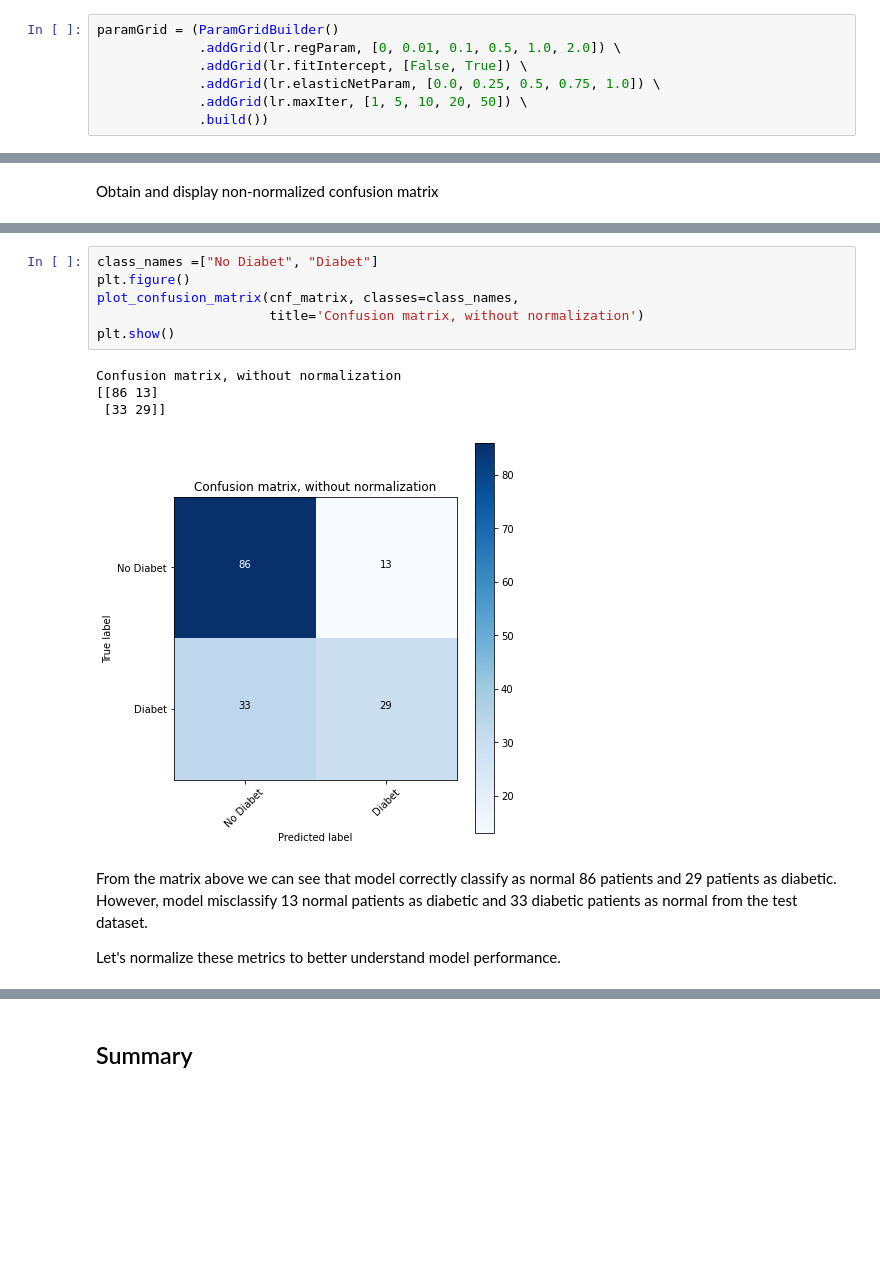
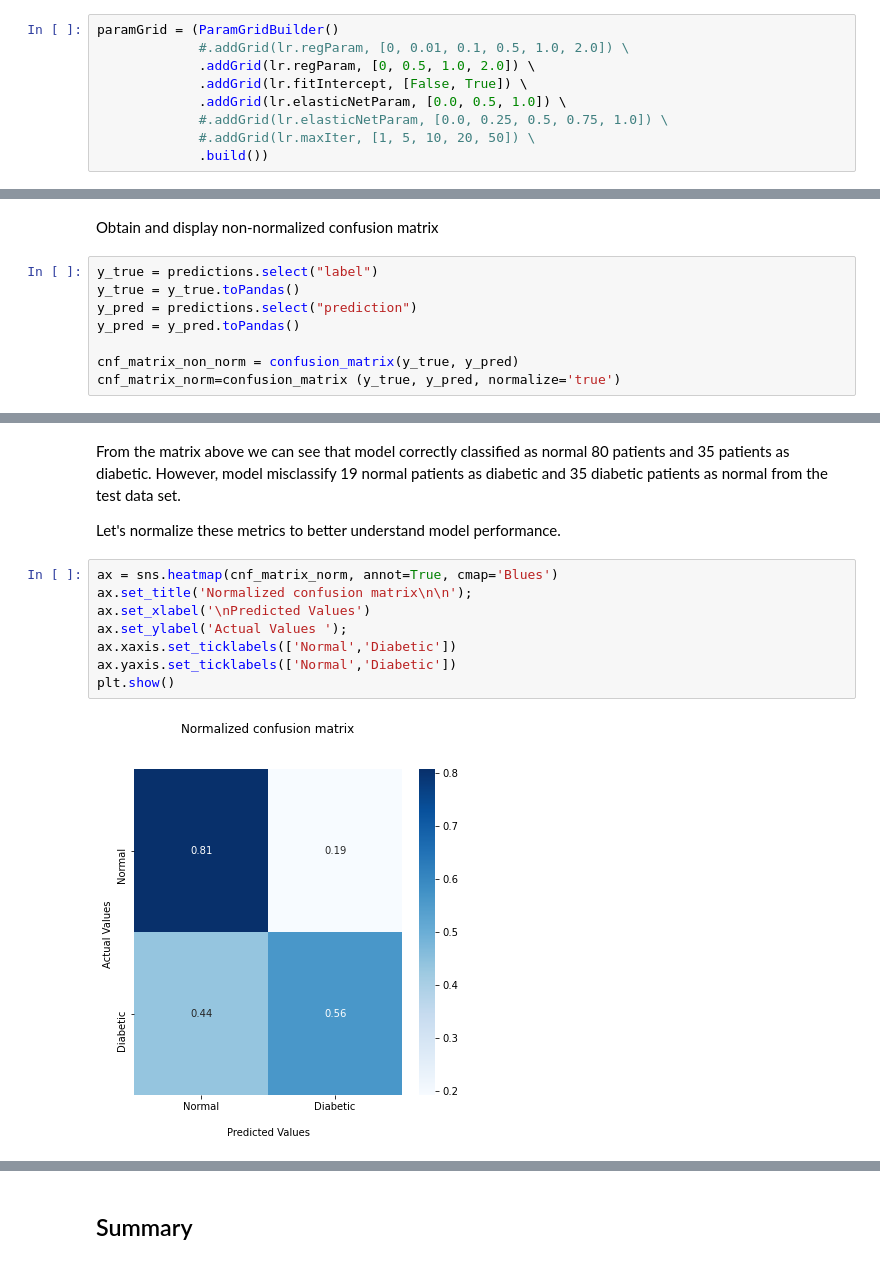
Before and after one commit to peshekhodko/FinalProject, a Jupyter notebook: FinalProject.ipynb, the cells around one changed output, grey strips where cells are left out. Saved outputs shown, nothing was run; the diff lists cells and outputs as text; blank space fills up the shorter version.

```diff
--- a/FinalProject.ipynb
+++ b/FinalProject.ipynb
@@ -788,10 +746,12 @@ pipeline = Pipeline(stages = [sqlTrans, interaction, assembler, lr])
 Create parameter grid for cross validation.
 # %%
 paramGrid = (ParamGridBuilder()
-             .addGrid(lr.regParam, [0, 0.01, 0.1, 0.5, 1.0, 2.0]) \
+             #.addGrid(lr.regParam, [0, 0.01, 0.1, 0.5, 1.0, 2.0]) \
+             .addGrid(lr.regParam, [0, 0.5, 1.0, 2.0]) \
              .addGrid(lr.fitIntercept, [False, True]) \
-             .addGrid(lr.elasticNetParam, [0.0, 0.25, 0.5, 0.75, 1.0]) \
-             .addGrid(lr.maxIter, [1, 5, 10, 20, 50]) \
+             .addGrid(lr.elasticNetParam, [0.0, 0.5, 1.0]) \
+             #.addGrid(lr.elasticNetParam, [0.0, 0.25, 0.5, 0.75, 1.0]) \
+             #.addGrid(lr.maxIter, [1, 5, 10, 20, 50]) \
              .build())
 # %% [markdown]
 Create 5 folds cross validator.
@@ -863,2 +823,10 @@ print(metric)
 # %% [markdown]
 Obtain and display non-normalized confusion matrix
+# %%
+y_true = predictions.select("label")
+y_true = y_true.toPandas()
+y_pred = predictions.select("prediction")
+y_pred = y_pred.toPandas()
+
+cnf_matrix_non_norm = confusion_matrix(y_true, y_pred)
+cnf_matrix_norm=confusion_matrix (y_true, y_pred, normalize='true')
@@ -865,15 +843,14 @@ Obtain and display non-normalized confusion matrix
+# %% [markdown]
+From the matrix above we can see that model correctly classified as normal 80 patients and 35 patients as diabetic. However, model misclassify 19 normal patients as diabetic and 35 diabetic patients as normal from the test data set.
+
+Let's normalize these metrics to better understand model performance.
 # %%
-class_names =["No Diabet", "Diabet"]
-plt.figure()
-plot_confusion_matrix(cnf_matrix, classes=class_names,
-                      title='Confusion matrix, without normalization')
+ax = sns.heatmap(cnf_matrix_norm, annot=True, cmap='Blues')
+ax.set_title('Normalized confusion matrix\n\n');
+ax.set_xlabel('\nPredicted Values')
+ax.set_ylabel('Actual Values ');
+ax.xaxis.set_ticklabels(['Normal','Diabetic'])
+ax.yaxis.set_ticklabels(['Normal','Diabetic'])
 plt.show()
 # %% [output]
-Confusion matrix, without normalization
-[[86 13]
- [33 29]]
-[figure, old version]
+[figure, new version]
-# %% [markdown]
-From the matrix above we can see that model correctly classify as normal 86 patients and 29 patients as diabetic. However, model misclassify 13 normal patients as diabetic and 33 diabetic patients as normal from the test dataset.
-
-Let's normalize these metrics to better understand model performance.
```
Also changed, not shown: parts of 36 cells of this notebook.
